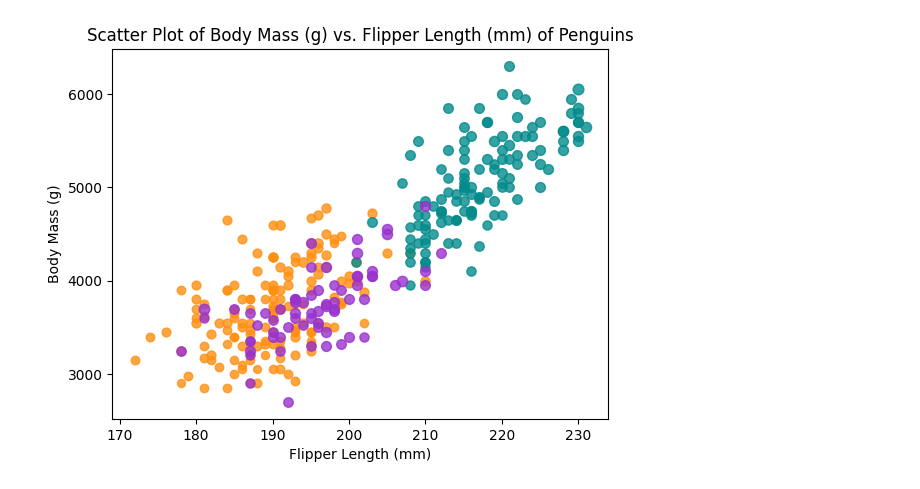
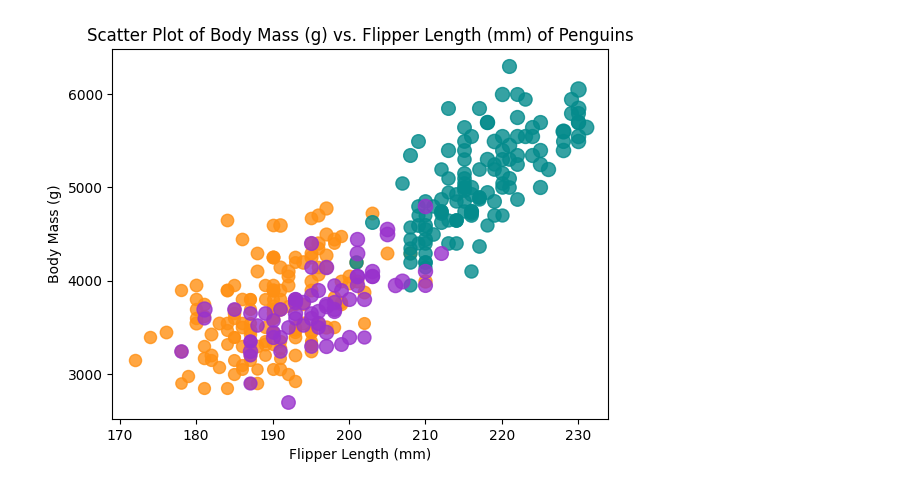
Before and after one commit to cs4804-24c/a2-DataVis-5Ways, a Jupyter notebook: matplotlib/matplotlib_replication.ipynb, the cells around one changed output. Saved outputs shown, nothing was run; the diff lists cells and outputs as text; code cells hidden in the pictures.

```diff
--- a/matplotlib/matplotlib_replication.ipynb
+++ b/matplotlib/matplotlib_replication.ipynb
@@ -6,33 +6,32 @@ import matplotlib.pyplot as plt
 # I am filling in every NA value in the loaded dataset with the current average value (for quantities) or most frequent value (for categorical data) in that column.
 # I am employing this technical improvement because NA/NAN values are unhashable in Python, which creates errors when trying to scatter all of the data.
 
 column_list = ["species", "bill_length_mm", "flipper_length_mm", "body_mass_g"]
 color_dictionary = {"Adelie": "#FF9013", "Chinstrap": "#9932CC", "Gentoo": "#048B8C"}
 
 dataframe = pd.read_csv(
     "../penglings.csv",
     usecols=column_list,  # Select only subsets of columns from the csv file, which allows for more efficient file reading.
     na_filter=False,  # Do not filter the NA values.
 )
 
 # Fill in the NA values using the current mean or mode (mode used for species name) of the selected column:
-
 for (feature_name, feature_data) in dataframe.items():
     if feature_name == column_list[0]:
         dataframe[feature_name].fillna(value=dataframe[feature_name].mode(), inplace=True)
     else:
         dataframe[feature_name] = pd.to_numeric(dataframe[feature_name], errors='coerce')
         dataframe[feature_name].fillna(value=dataframe[feature_name].mean(), inplace=True)
 
 for i in range(len(dataframe)):
-    plt.scatter(dataframe.loc[i, "flipper_length_mm"], dataframe.loc[i, "body_mass_g"], c=color_dictionary[dataframe.loc[i, "species"]], alpha=0.8, s=dataframe.loc[i, "bill_length_mm"])
+    plt.scatter(dataframe.loc[i, "flipper_length_mm"], dataframe.loc[i, "body_mass_g"], c=color_dictionary[dataframe.loc[i, "species"]], alpha=0.8, s=(dataframe.loc[i, "bill_length_mm"]) * 2)
 plt.title('Scatter Plot of Body Mass (g) vs. Flipper Length (mm) of Penguins')
 plt.xlabel("Flipper Length (mm)")
 plt.ylabel("Body Mass (g)")
 
 plt.xticks([170, 180, 190, 200, 210, 220, 230])
 plt.yticks([3000, 4000, 5000, 6000])
 
 plt.show()
 # %% [output]
-[figure, old version]
+[figure, new version]
```
